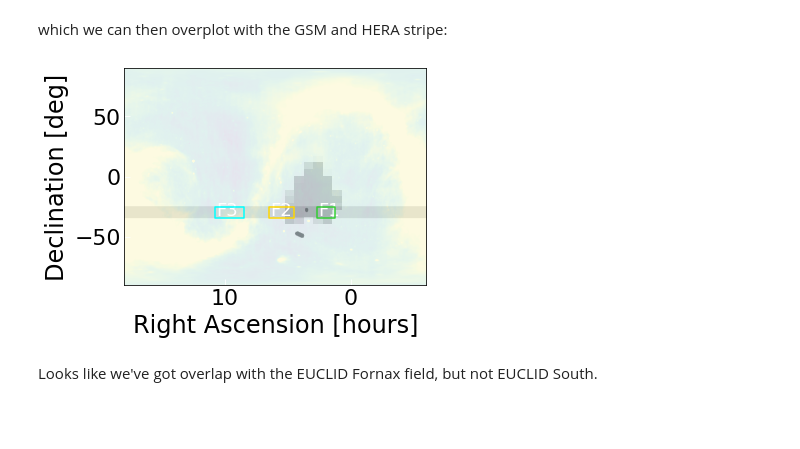
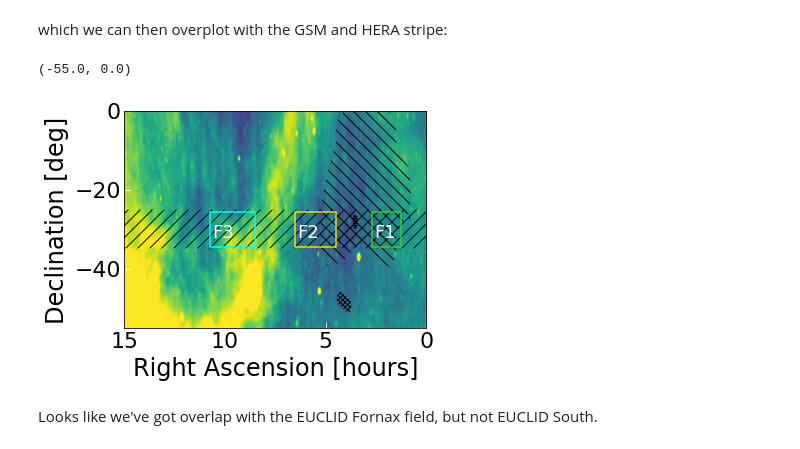
Before and after one commit to pagano-michael/hera_cc_utils, a Jupyter notebook: examples/example_survey_overlap.ipynb, the cells around one changed output. Cells and saved outputs as stored; diff of their text form; code cells hidden in the pictures; blank space fills up the shorter version.

Commit message:
added option for cross-hatching when overplotting survey fields

```diff
--- a/examples/example_survey_overlap.ipynb
+++ b/examples/example_survey_overlap.ipynb
@@ -91,24 +91,35 @@ euclid_south = hera_cc.Map(data='euclid_south')
 # %% [markdown]
 which we can then overplot with the GSM and HERA stripe:
 # %%
+# Set the GSM at 150 MHz as the backdrop
 fig, ax, proj, img = gsm.plot_map(freq=150e6, projection='rectilinear', num=1,
     norm=LogNorm(1e2, 5e2))
 
-# Set min=1e-2 because mollview doesn't like pixel values = 0
-fig2, ax2, proj2, img2 = hera.plot_map(projection='rectilinear', cmap='binary', ax=ax, alpha=0.4)
-fig3, ax3, proj3, img3 = roman_hls.plot_map(projection='rectilinear', ax=ax, cmap='binary', vmin=1e-2, alpha=0.4)
-fig3, ax3, proj3, img3 = euclid_fornax.plot_map(projection='rectilinear', ax=ax, cmap='binary', vmin=1e-2, alpha=0.4)
-fig4, ax4, proj4, img4 = euclid_south.plot_map(projection='rectilinear', ax=ax, cmap='binary', vmin=1e-2, alpha=0.4)
+# Overplot cross-hatched regions for each survey
+fig2, ax2, proj2, img2 = hera.plot_map(projection='rectilinear',
+    hatches='//', ax=ax, alpha=0)
+fig3, ax3, proj3, img3 = roman_hls.plot_map(projection='rectilinear', ax=ax,
+    hatches='\\\\', alpha=0)
+fig3, ax3, proj3, img3 = euclid_fornax.plot_map(projection='rectilinear', ax=ax,
+    hatches='ooooo', alpha=0)
+fig4, ax4, proj4, img4 = euclid_south.plot_map(projection='rectilinear', ax=ax,
+    hatches='xxxxx', alpha=0)
 
+# Overplot individual HERA fields as boxes.
 lst_colors = ['limegreen', 'gold', 'cyan']
 lst_cuts = [(1.25, 2.7), (4.5, 6.5), (8.5, 10.75)]
 for i, lc in enumerate(lst_cuts):
     ax.fill_between([lc[0], lc[1]], -34.5, -25.5, facecolor='none',
         edgecolor=lst_colors[i],
         alpha=1, zorder=5, lw=1.5)
     ax.text(lc[1]-.1, -32, "F{}".format(i + 1), fontsize=18, c='w')
+
+# Zoom-in a bit
+ax.set_xlim(15, 0)
+ax.set_ylim(-55, 0)
 # %% [output]
+(-55.0, 0.0)
-[figure, old version]
+[figure, new version]
 # %% [markdown]
 Looks like we've got overlap with the EUCLID Fornax field, but not EUCLID South.
 # %% [markdown]
```
Also changed, not shown: 1 other file.
